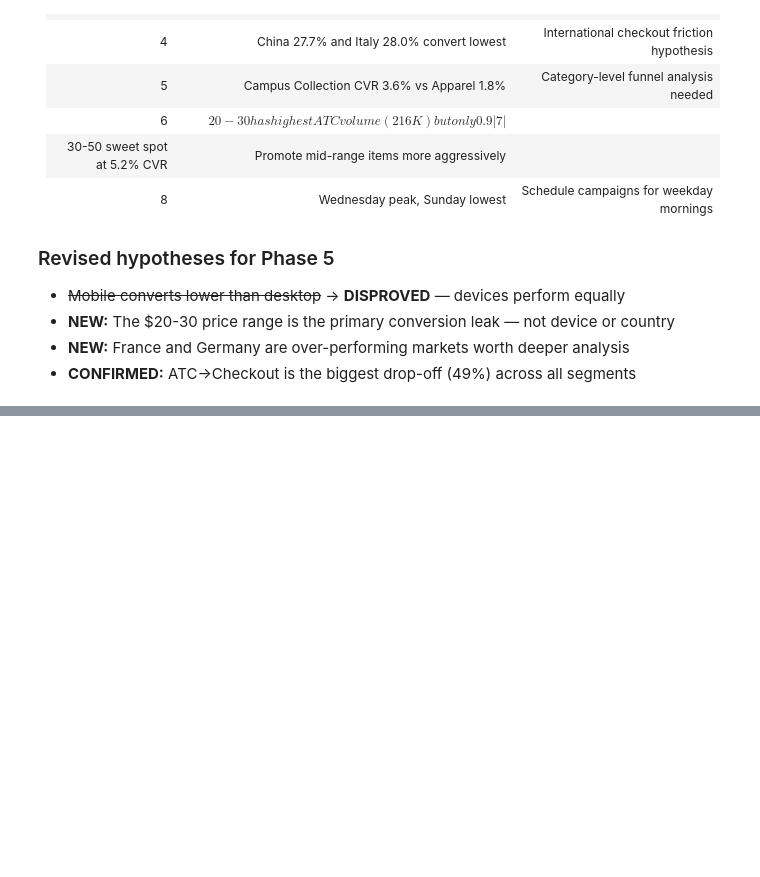
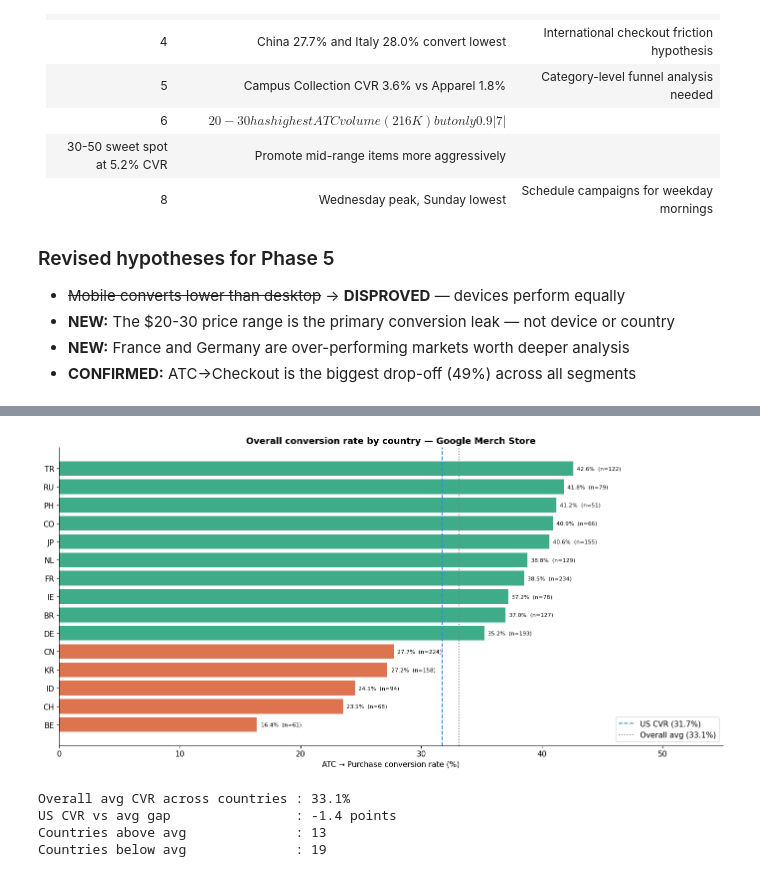
Before and after one commit to NPK05/funnel-analysis-project, a Jupyter notebook: notebooks/01_google_merch.ipynb, the cells around one changed output, grey strips where cells are left out. Saved outputs shown, nothing was run; the diff lists cells and outputs as text; code cells hidden in the pictures; blank space fills up the shorter version.

```diff
--- a/notebooks/01_google_merch.ipynb
+++ b/notebooks/01_google_merch.ipynb
@@ -1688,0 +1990,51 @@ So what: Price point affects purchase likelihood — informs discount strategy
+# %%
+# top 10 and bottom 5 countries by CVR
+top_countries    = country_funnel.head(10)
+bottom_countries = country_funnel.tail(5)
+plot_countries   = pd.concat([top_countries, bottom_countries])
+
+fig, ax = plt.subplots(figsize=(14, 7))
+
+colors_bar = ['#1D9E75' if cvr >= country_funnel['overall_cvr'].mean()
+              else '#D85A30'
+              for cvr in plot_countries['overall_cvr']]
+
+bars = ax.barh(plot_countries['country'][::-1],
+               plot_countries['overall_cvr'][::-1],
+               color=colors_bar[::-1], alpha=0.85)
+
+# add US benchmark line
+us_cvr = country_funnel[country_funnel['country']=='US']['overall_cvr'].values[0]
+ax.axvline(us_cvr, color='#378ADD', linestyle='--',
+           linewidth=1.5, label=f'US CVR ({us_cvr:.1f}%)')
+
+# overall average
+avg_cvr = country_funnel['overall_cvr'].mean()
+ax.axvline(avg_cvr, color='gray', linestyle=':',
+           linewidth=1.5, label=f'Overall avg ({avg_cvr:.1f}%)')
+
+for bar, (_, row) in zip(bars, plot_countries[::-1].iterrows()):
+    ax.text(row['overall_cvr'] + 0.3,
+            bar.get_y() + bar.get_height()/2,
+            f"{row['overall_cvr']:.1f}%  (n={row['atc_users']})",
+            va='center', fontsize=8)
+
+ax.set_title('Overall conversion rate by country — Google Merch Store')
+ax.set_xlabel('ATC → Purchase conversion rate (%)')
+ax.legend()
+ax.set_xlim(0, 55)
+
+plt.tight_layout()
+plt.savefig(SAVE_PATH + '09_country_funnel.png', dpi=150, bbox_inches='tight')
+plt.show()
+
+print(f"Overall avg CVR across countries : {avg_cvr:.1f}%")
+print(f"US CVR vs avg gap                : {us_cvr - avg_cvr:.1f} points")
+print(f"Countries above avg              : {(country_funnel['overall_cvr'] >= avg_cvr).sum()}")
+print(f"Countries below avg              : {(country_funnel['overall_cvr'] < avg_cvr).sum()}")
+# %% [output]
+[figure, added]
+Overall avg CVR across countries : 33.1%
+US CVR vs avg gap                : -1.4 points
+Countries above avg              : 13
+Countries below avg              : 19
```
Also changed, not shown: parts of 12 cells of this notebook, 4 other files.
